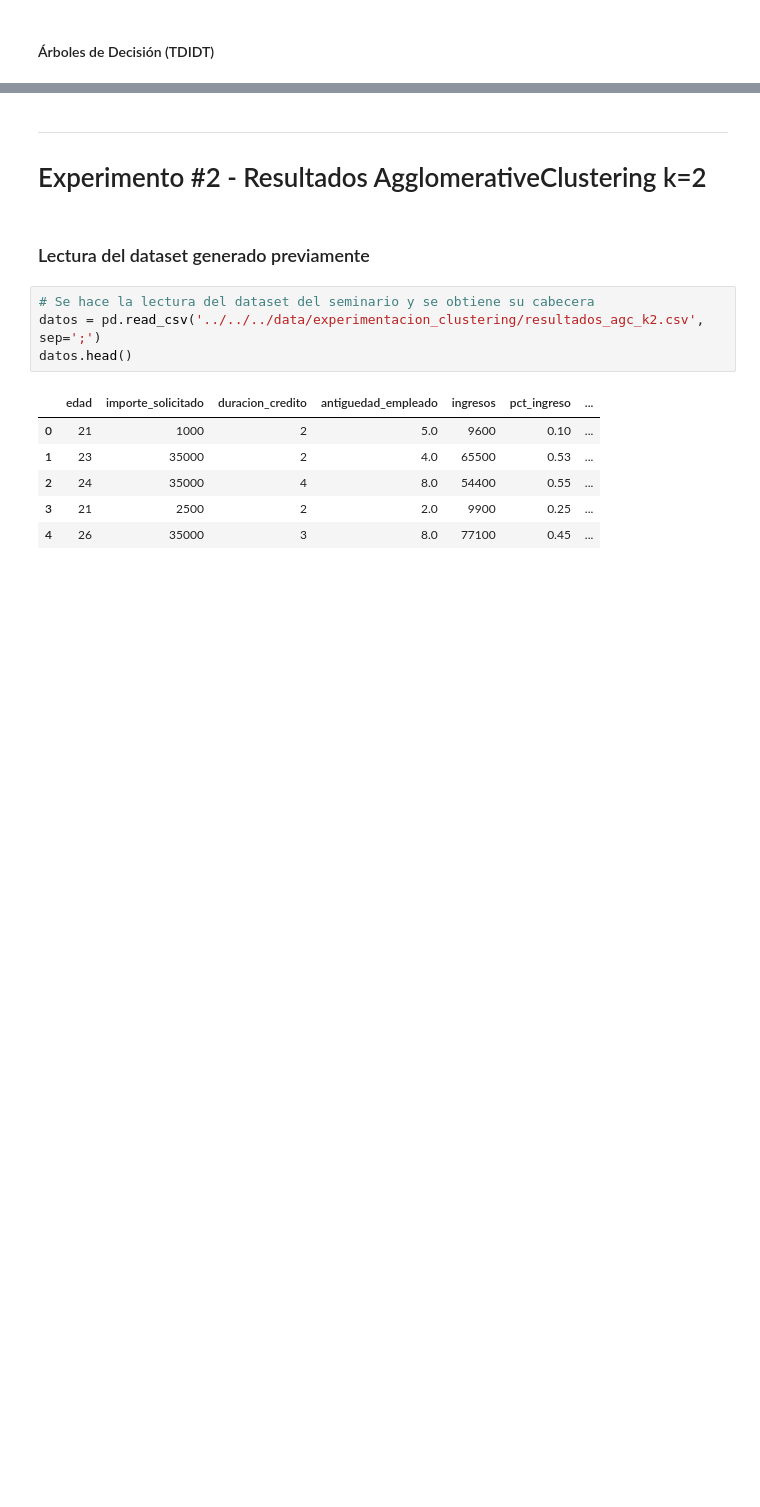
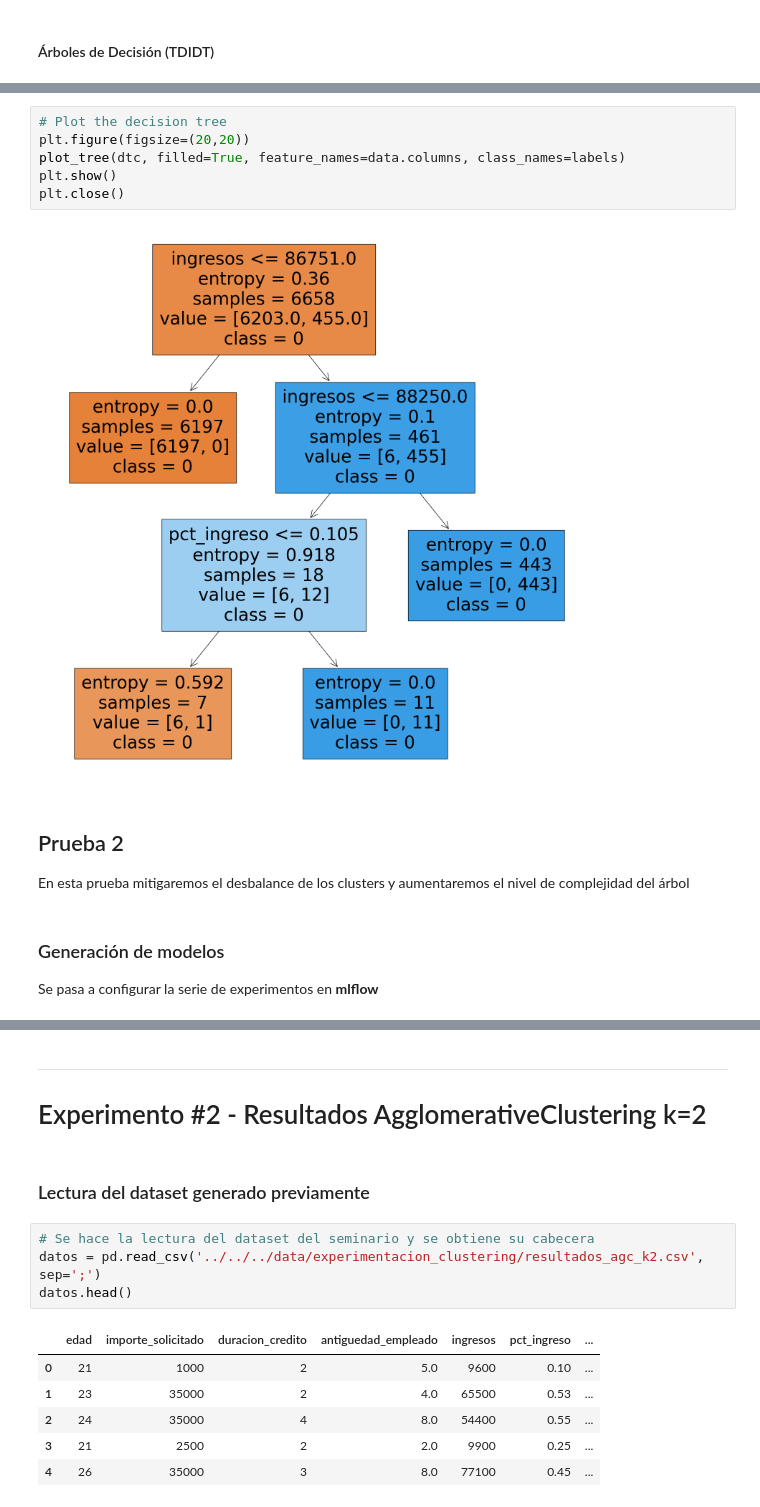
Before and after one commit to ElisaPardo/13MBID-OCT2324, a Jupyter notebook: notebooks/modelado/clusterizacion_reglas/MD03 - Reglas DT.ipynb, the cells around one changed output, grey strips where cells are left out. Cells and saved outputs as stored; diff of their text form; blank space fills up the shorter version.

Commit message:
Ejecución árboles de decisión y guardado de outputs

```diff
--- a/notebooks/modelado/clusterizacion_reglas/MD03 - Reglas DT.ipynb
+++ b/notebooks/modelado/clusterizacion_reglas/MD03 - Reglas DT.ipynb
@@ -201,0 +228,16 @@ with mlflow.start_run(run_name='Decision Tree'):
+# %%
+# Plot the decision tree
+plt.figure(figsize=(20,20))
+plot_tree(dtc, filled=True, feature_names=data.columns, class_names=labels)
+plt.show()
+plt.close()
+# %% [output]
+[figure, added]
+# %% [markdown]
+## Prueba 2
+
+En esta prueba mitigaremos el desbalance de los clusters y aumentaremos el nivel de complejidad del árbol
+# %% [markdown]
+### Generación de modelos
+
+Se pasa a configurar la serie de experimentos en **mlflow**
```
Also changed, not shown: parts of 31 cells of this notebook, 6 other files.
